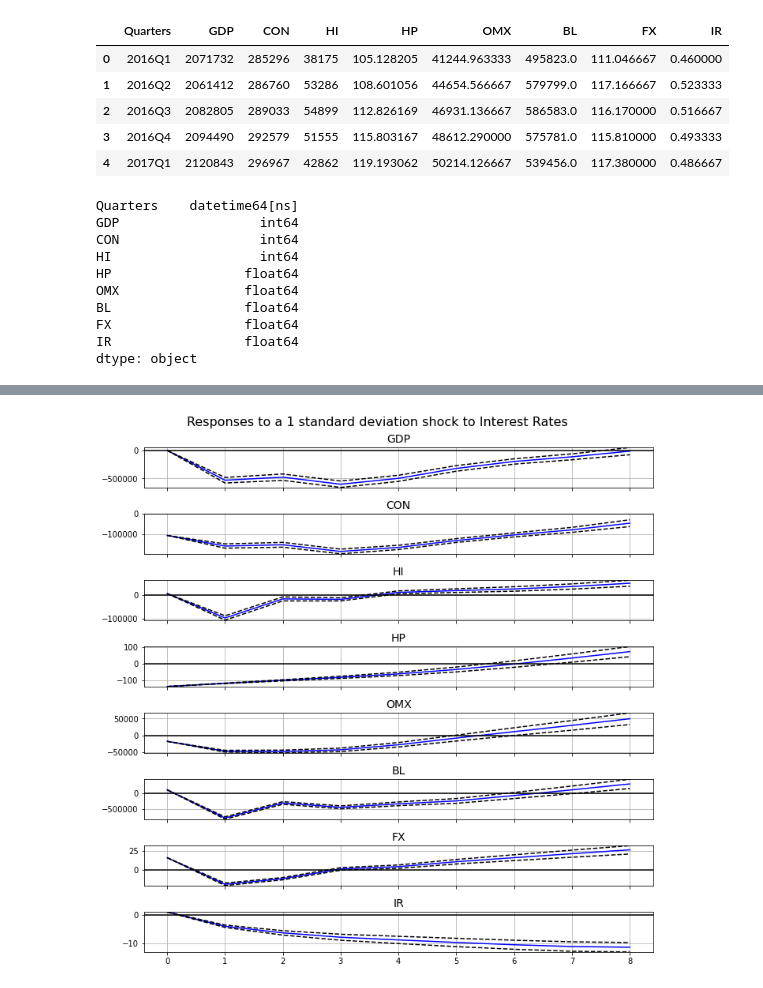
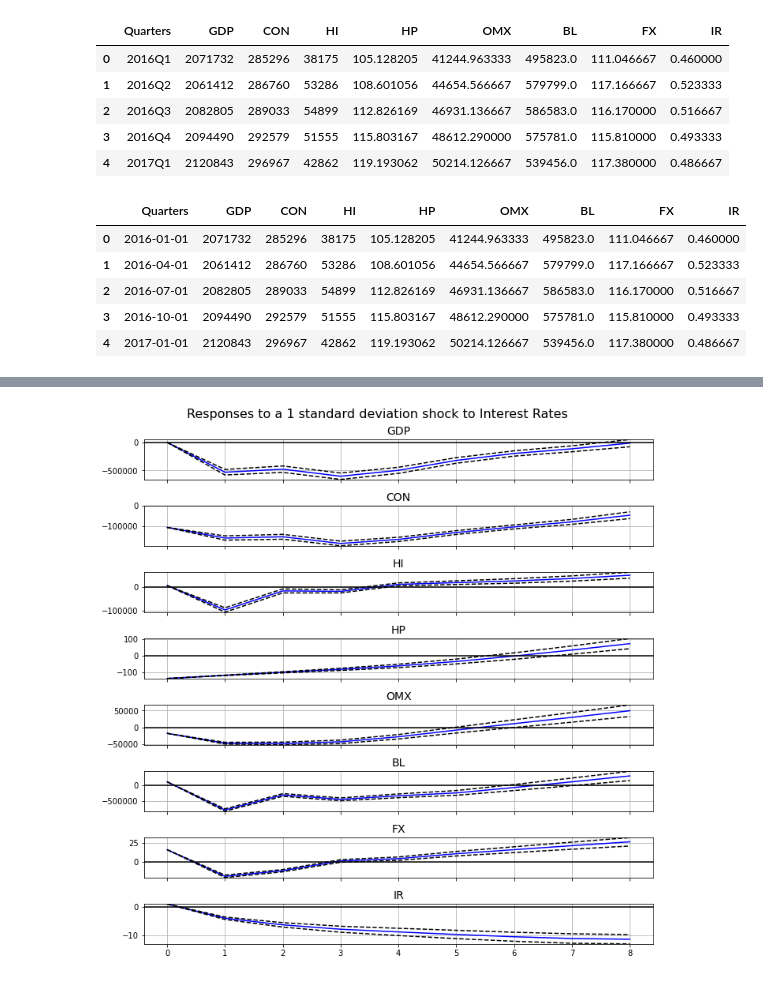
Before and after one commit to anahatkc/DataProject_526, a Jupyter notebook: data_anahat.ipynb, the cells around one changed output, grey strips where cells are left out. Cells and saved outputs as stored; diff of their text form; code cells hidden in the pictures.

```diff
--- a/data_anahat.ipynb
+++ b/data_anahat.ipynb
@@ -166,23 +166,19 @@ final_df.head()
 # %%
 final_df['Quarters'] = pd.to_datetime(final_df['Quarters'])
 final_df.head()
 final_df.dtypes
 
 # Convert to float
 final_df['GDP'] = final_df['GDP'].astype(int)
 
 # Convert to int
 final_df['HI'] = final_df['HI'].astype(int)
 
-final_df.dtypes
+final_df.head()
 # %% [output]
-Quarters    datetime64[ns]
-GDP                  int64
-CON                  int64
-HI                   int64
-HP                 float64
-OMX                float64
-BL                 float64
-FX                 float64
-IR                 float64
-dtype: object
+|  | Quarters | GDP | CON | HI | HP | OMX | BL | FX | IR |
+| 0 | 2016-01-01 | 2071732 | 285296 | 38175 | 105.128205 | 41244.963333 | 495823.0 | 111.046667 | 0.460000 |
+| 1 | 2016-04-01 | 2061412 | 286760 | 53286 | 108.601056 | 44654.566667 | 579799.0 | 117.166667 | 0.523333 |
+| 2 | 2016-07-01 | 2082805 | 289033 | 54899 | 112.826169 | 46931.136667 | 586583.0 | 116.170000 | 0.516667 |
+| 3 | 2016-10-01 | 2094490 | 292579 | 51555 | 115.803167 | 48612.290000 | 575781.0 | 115.810000 | 0.493333 |
+| 4 | 2017-01-01 | 2120843 | 296967 | 42862 | 119.193062 | 50214.126667 | 539456.0 | 117.380000 | 0.486667 |
```
Also changed, not shown: parts of 1 cell of this notebook.
